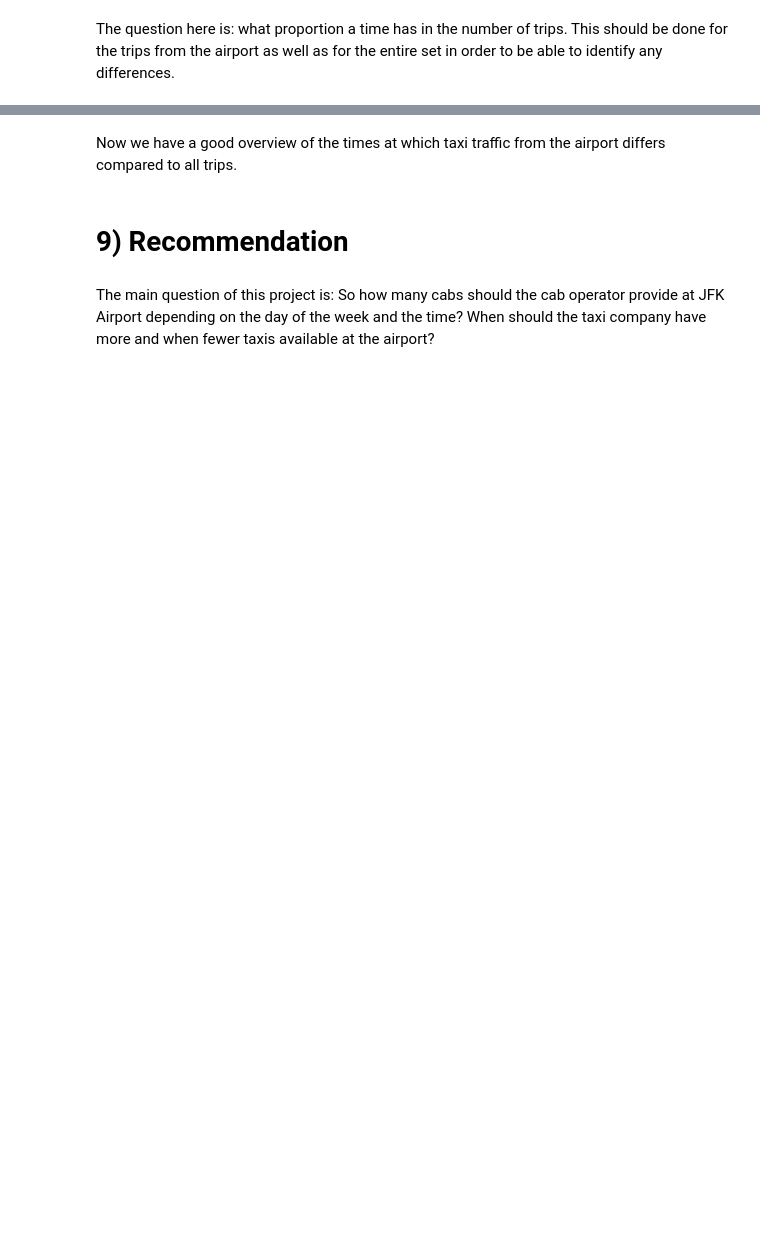
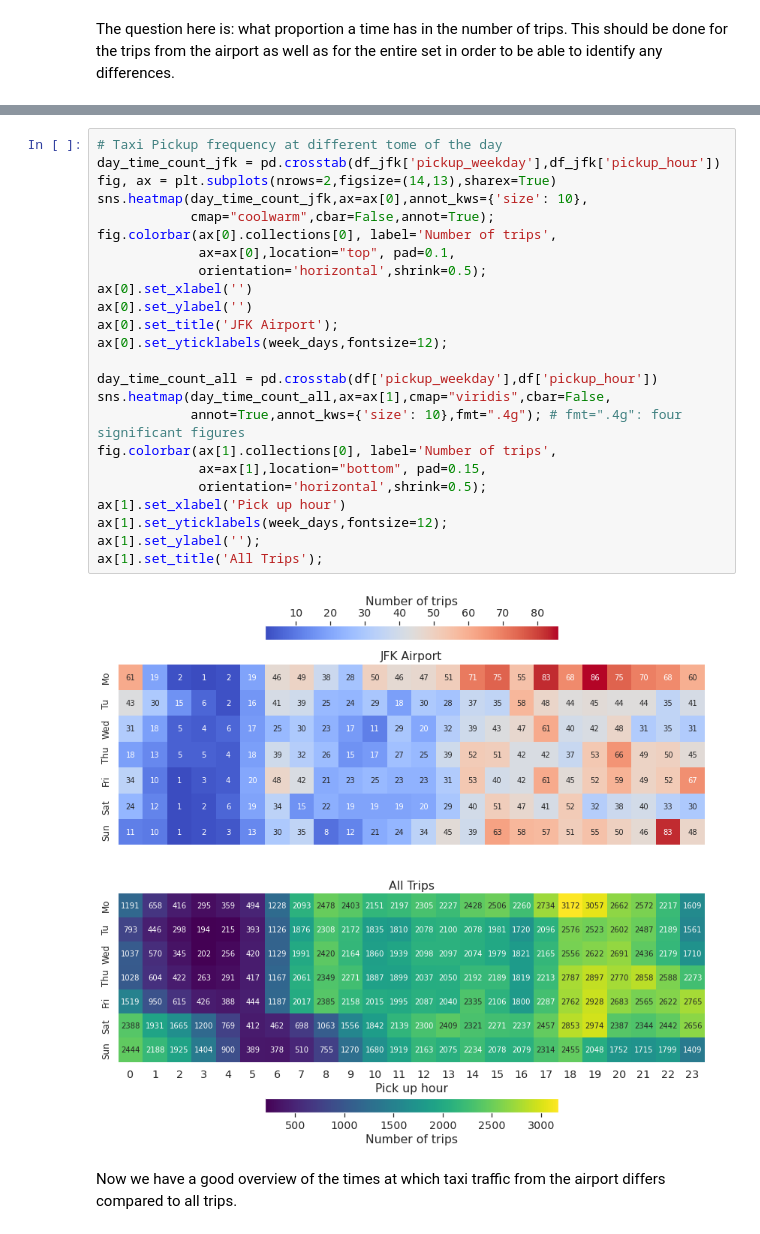
Before and after one commit to itsalwaysamir/dataanalysis-taxidata-nyjfk, a Jupyter notebook: analysis-of-taxi-data.ipynb, the cells around one changed output, grey strips where cells are left out. Drawn from its saved outputs; the diff is of its cells as text; blank space fills up the shorter version.

```diff
--- a/analysis-of-taxi-data.ipynb
+++ b/analysis-of-taxi-data.ipynb
@@ -428,6 +456,28 @@ plt.subplots_adjust(wspace=0.0)
+# %%
+# Taxi Pickup frequency at different tome of the day
+day_time_count_jfk = pd.crosstab(df_jfk['pickup_weekday'],df_jfk['pickup_hour'])
+fig, ax = plt.subplots(nrows=2,figsize=(14,13),sharex=True)
+sns.heatmap(day_time_count_jfk,ax=ax[0],annot_kws={'size': 10},
+            cmap="coolwarm",cbar=False,annot=True);
+fig.colorbar(ax[0].collections[0], label='Number of trips',
+             ax=ax[0],location="top", pad=0.1,
+             orientation='horizontal',shrink=0.5);
+ax[0].set_xlabel('')
+ax[0].set_ylabel('')
+ax[0].set_title('JFK Airport');
+ax[0].set_yticklabels(week_days,fontsize=12);
+
+day_time_count_all = pd.crosstab(df['pickup_weekday'],df['pickup_hour'])
+sns.heatmap(day_time_count_all,ax=ax[1],cmap="viridis",cbar=False,
+            annot=True,annot_kws={'size': 10},fmt=".4g"); # fmt=".4g": four significant figures
+fig.colorbar(ax[1].collections[0], label='Number of trips',
+             ax=ax[1],location="bottom", pad=0.15,
+             orientation='horizontal',shrink=0.5);
+ax[1].set_xlabel('Pick up hour')
+ax[1].set_yticklabels(week_days,fontsize=12);
+ax[1].set_ylabel('');
+ax[1].set_title('All Trips');
+# %% [output]
+[figure, added]
 # %% [markdown]
 Now we have a good overview of the times at which taxi traffic from the airport differs compared to all trips.
-# %% [markdown]
-# **9) Recommendation**
-# %% [markdown]
-The main question of this project is: So how many cabs should the cab operator provide at JFK Airport depending on the day of the week and the time? When should the taxi company have more and when fewer taxis available at the airport?
```
Also changed, not shown: parts of 25 cells of this notebook.
